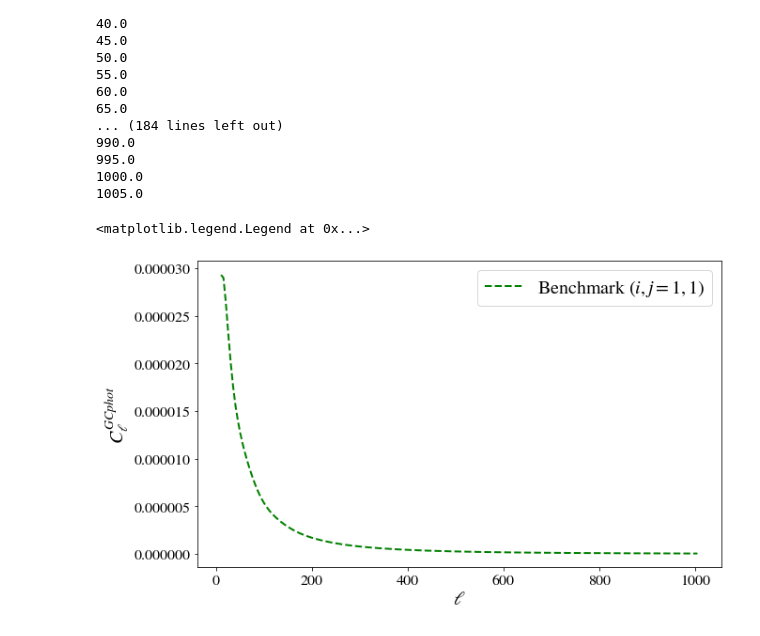
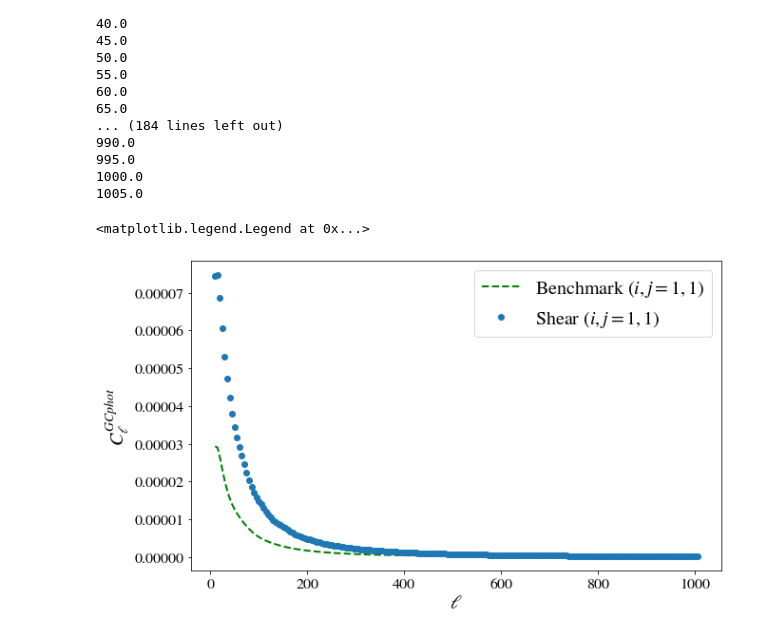
Before and after one commit to cloe-org/CLOE, a Jupyter notebook: C_ells_plotter.ipynb, the cells around one changed output. Saved outputs shown, nothing was run; the diff lists cells and outputs as text; code cells hidden in the pictures.

```diff
--- a/C_ells_plotter.ipynb
+++ b/C_ells_plotter.ipynb
@@ -137,13 +137,14 @@ for y, l in enumerate(np.linspace(C_GC[:200, 0][0], C_GC[:200, 0][-1], len(C_GC[
 # %%
 plt.figure(figsize=(10,6));
 plt.plot(C_GC[:200, 0], C_GC[:200, 1], 'g--', label=r"Benchmark $(i,j=1,1)$")
+plt.plot(C_GC[:200, 0], C_GC_11, 'o', label="Shear $(i,j=1,1)$")
 plt.xlabel(r"$\ell$", fontsize=20);
 plt.ylabel(r"$C_\ell^{GCphot}$", fontsize=20);
 plt.legend()
 #plt.plot(C_GC[:200, 0], C_GC_11, 'o')
 # %% [output]
 <matplotlib.legend.Legend at 0x...>
-[figure, old version]
+[figure, new version]
 # %%
 plt.figure(figsize=(10,6));
 plt.plot(C_GC[:200, 0], C_GC_11, 'o', label="Shear $(i,j=1,1)$")
```
Also changed, not shown: parts of 4 cells of this notebook, 4 other files.
